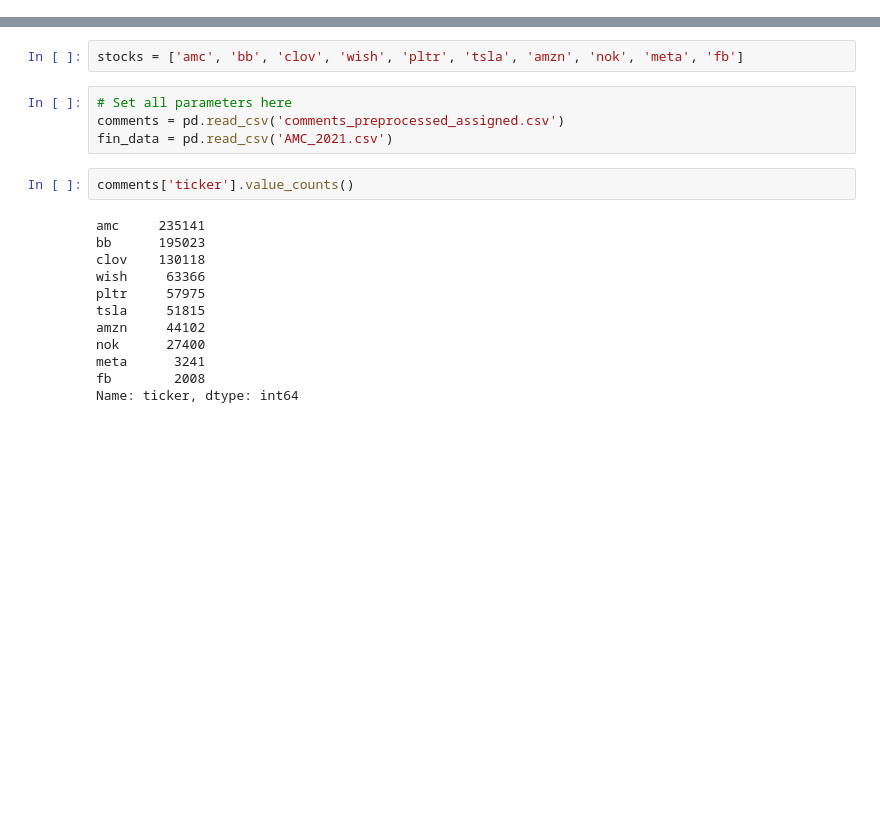
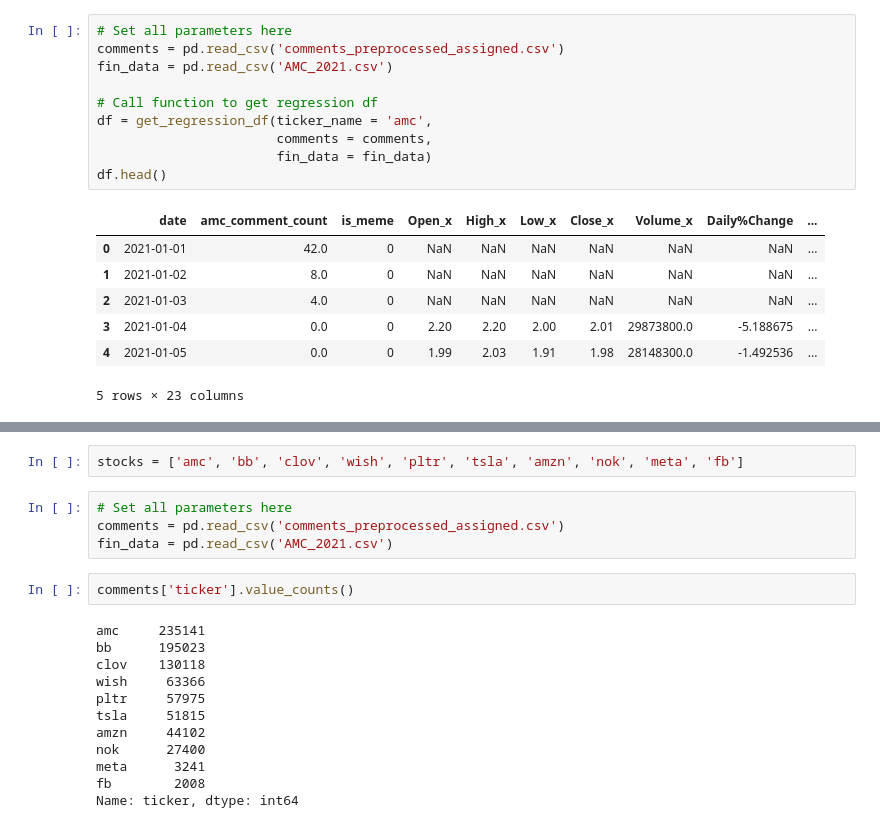
Before and after one commit to rachelsng/WallStreetBets-Sentiment, a Jupyter notebook: 3. Stock Price Regression/Regression.ipynb, the cells around one changed output, grey strips where cells are left out. Drawn from its saved outputs; the diff is of its cells as text; blank space fills up the shorter version.

```diff
--- a/3. Stock Price Regression/Regression.ipynb
+++ b/3. Stock Price Regression/Regression.ipynb
@@ -16,0 +95,18 @@ warnings.filterwarnings('ignore')
+# %%
+# Set all parameters here
+comments = pd.read_csv('comments_preprocessed_assigned.csv')
+fin_data = pd.read_csv('AMC_2021.csv')
+
+# Call function to get regression df
+df = get_regression_df(ticker_name = 'amc',
+                       comments = comments,
+                       fin_data = fin_data)
+df.head()
+# %% [output]
+|  | date | amc_comment_count | is_meme | Open_x | High_x | Low_x | Close_x | Volume_x | Daily%Change | ... |
+| 0 | 2021-01-01 | 42.0 | 0 | NaN | NaN | NaN | NaN | NaN | NaN | ... |
+| 1 | 2021-01-02 | 8.0 | 0 | NaN | NaN | NaN | NaN | NaN | NaN | ... |
+| 2 | 2021-01-03 | 4.0 | 0 | NaN | NaN | NaN | NaN | NaN | NaN | ... |
+| 3 | 2021-01-04 | 0.0 | 0 | 2.20 | 2.20 | 2.00 | 2.01 | 29873800.0 | -5.188675 | ... |
+| 4 | 2021-01-05 | 0.0 | 0 | 1.99 | 2.03 | 1.91 | 1.98 | 28148300.0 | -1.492536 | ... |
+5 rows × 23 columns
```
Also changed, not shown: parts of 11 cells of this notebook.
